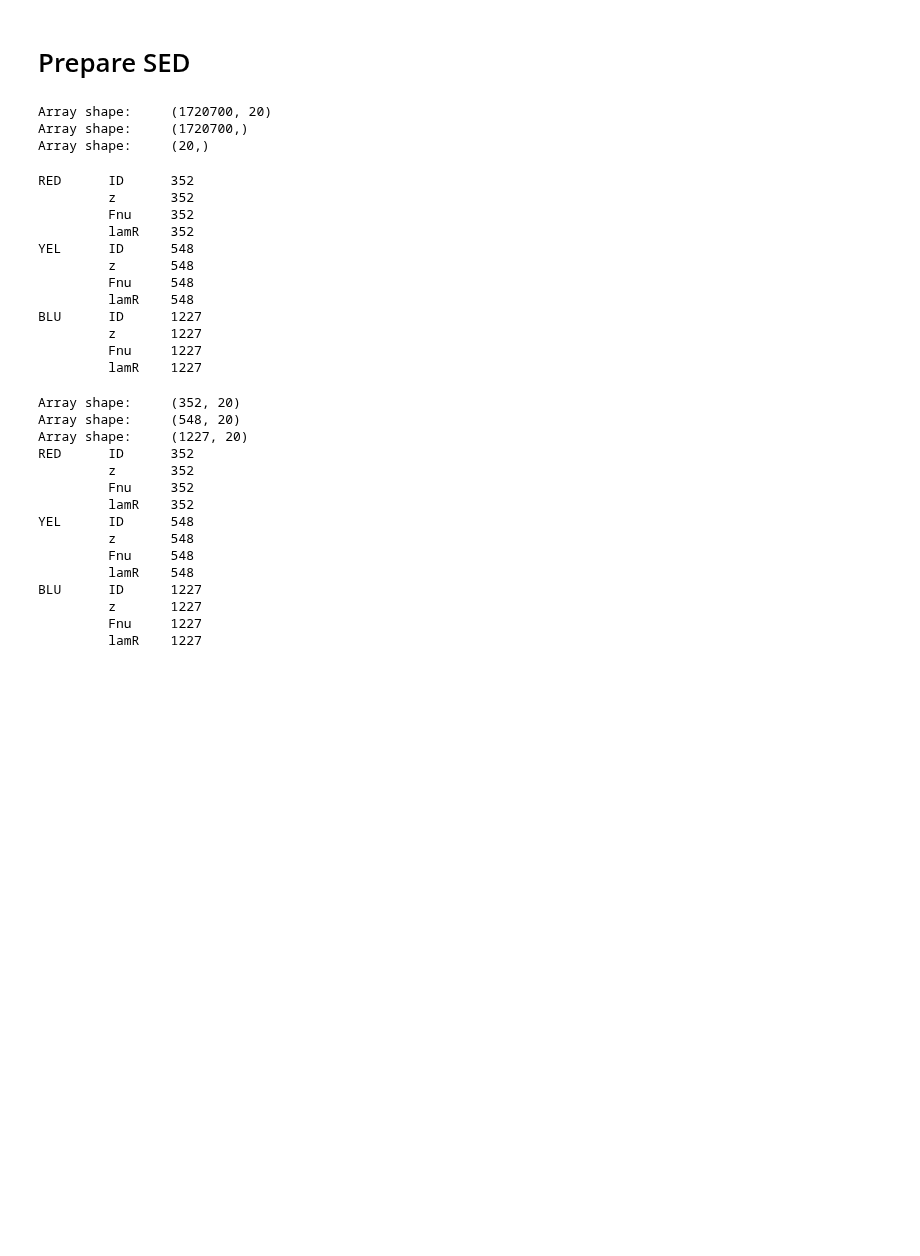
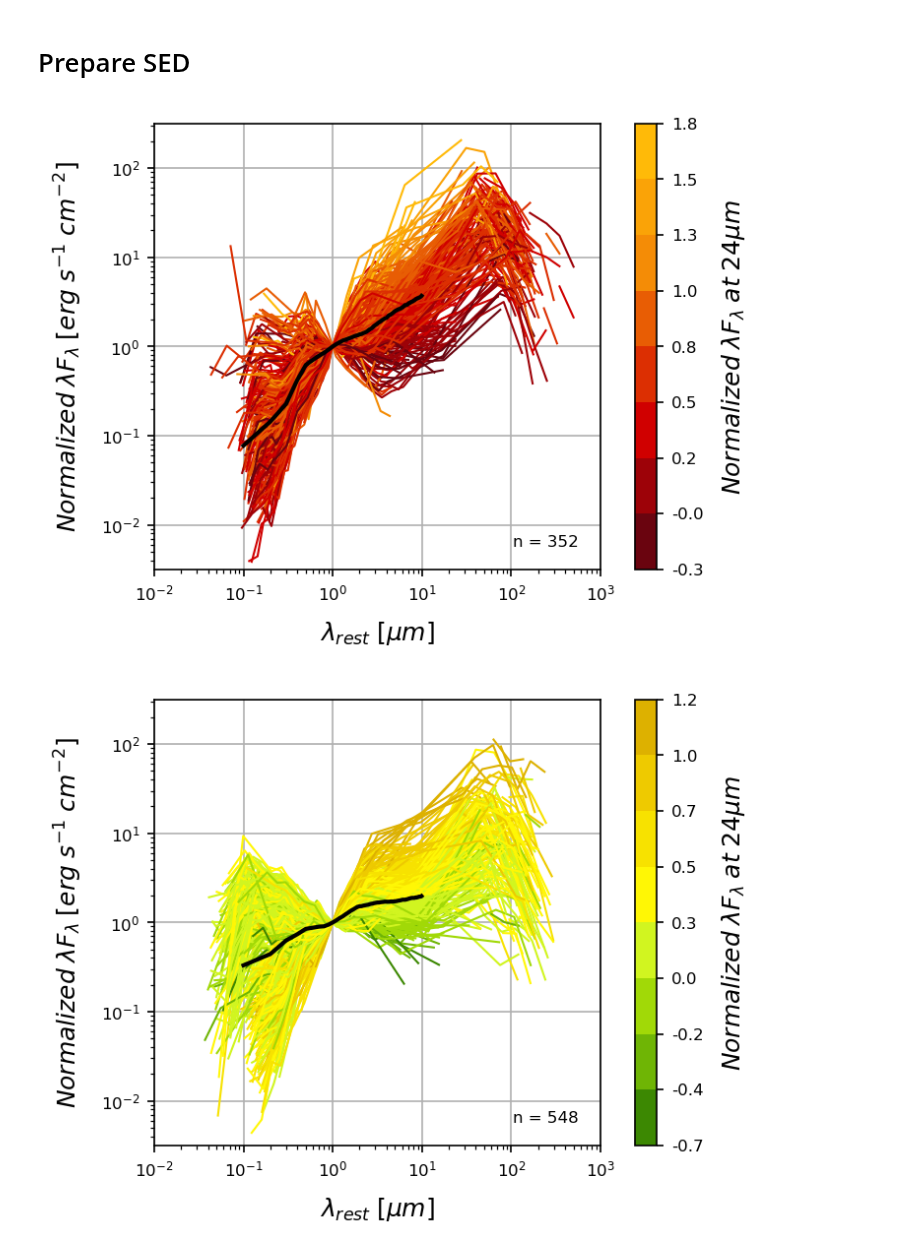
Before and after one commit to parallax-xallaraq/IfA-REU-Project, a Jupyter notebook: Code/v2_MakeSEDs.ipynb, the cells around one changed output. Drawn from its saved outputs; the diff is of its cells as text; code cells hidden in the pictures; blank space fills up the shorter version.

Commit message:
plot SEDs

```diff
--- a/Code/v2_MakeSEDs.ipynb
+++ b/Code/v2_MakeSEDs.ipynb
@@ -77,52 +77,38 @@ with fits.open(adp.path_cat+'\\COSMOS2020_CLASSIC_R1_v2.0_master.fits') as hdul2
 # Prepare SED
 # %%
 # get starting info
-Fnu_uJy = SED.GetPhotometry(data20)
-IDs_all = SED.GetID(data20)
-lam_A   = SED.GetObservedWavelengths_A()
+Fnu_uJy = SED.GetPhotometry(data20, print=False)
+IDs_all = SED.GetID(data20, print=False)
+lam_A   = SED.GetObservedWavelengths_A(print=False)
-# %% [output]
-Array shape:     (1720700, 20)
-Array shape:     (1720700,)
-Array shape:     (20,)
 # %%
 for key,val in agnInfo.items():
     # match photometry to AGN
     key_agn, key_phot = match.match(val['ID'], IDs_all)
-    val['Fnu'] = Fnu_uJy[key_phot]
+    # get phot
+    Fnu = Fnu_uJy[key_phot]
+    # get rest wavelength
+    lamR = SED.ConvertToRestWavelength(val['z'], print=False)
+    # get energy density and normalize
+    lamFlam = SED.ConvertToEnergyDensity(lamR, Fnu, print=False)
+    lamFlam_norm = SED.NormalizeSED_1um(lamR, lamFlam, print=False)
+    # append info
+    val['Rest Wavelength'] = lamR
+    val['Normalized Energy Density'] = lamFlam_norm
+
 # verify number of sources
-PrintNumber(agnInfo)
+# PrintNumber(agnInfo)
-# %% [output]
-RED      ID      352
-         z       352
-         Fnu     352
-         lamR    352
-YEL      ID      548
-         z       548
-         Fnu     548
-         lamR    548
-BLU      ID      1227
-         z       1227
-         Fnu     1227
-         lamR    1227
-# %%
-for key,val in agnInfo.items():
-    # convert observed to rest wavelength
-    val['lamR'] = SED.ConvertToRestWavelength(val['z'])
-# verify number of sources
-PrintNumber(agnInfo)
-# %% [output]
-Array shape:     (352, 20)
-Array shape:     (548, 20)
-Array shape:     (1227, 20)
-RED      ID      352
-         z       352
-         Fnu     352
-         lamR    352
-YEL      ID      548
-         z       548
-         Fnu     548
-         lamR    548
-BLU      ID      1227
-         z       1227
-         Fnu     1227
-         lamR    1227
+# %%
+# plot SEDs for all color AGN
+for key,val in agnInfo.items():
+    # determine key
+    if(key == 'RED') :
+        SED.PlotSED(val['Rest Wavelength'],val['Normalized Energy Density'],cmap='r',save=adp.path_fig+'\\SED_red_zAll.png')
+    elif(key == 'YEL') :
+        SED.PlotSED(val['Rest Wavelength'],val['Normalized Energy Density'],cmap='y',save=adp.path_fig+'\\SED_yel_zAll.png')
+    elif(key == 'BLU') :
+        SED.PlotSED(val['Rest Wavelength'],val['Normalized Energy Density'],cmap='b',save=adp.path_fig+'\\SED_blu_zAll.png')
+    else :
+        SED.PlotSED(val['Rest Wavelength'],val['Normalized Energy Density'])
+# %% [output]
+[figure, added]
+[figure, added]
```
Also changed, not shown: parts of 1 cell of this notebook, 4 other files.
